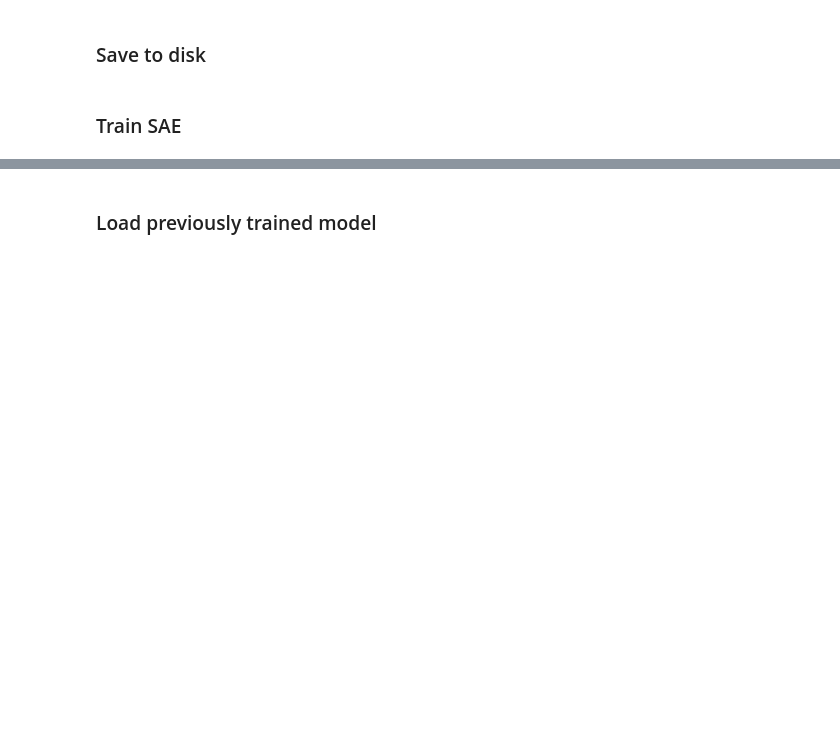
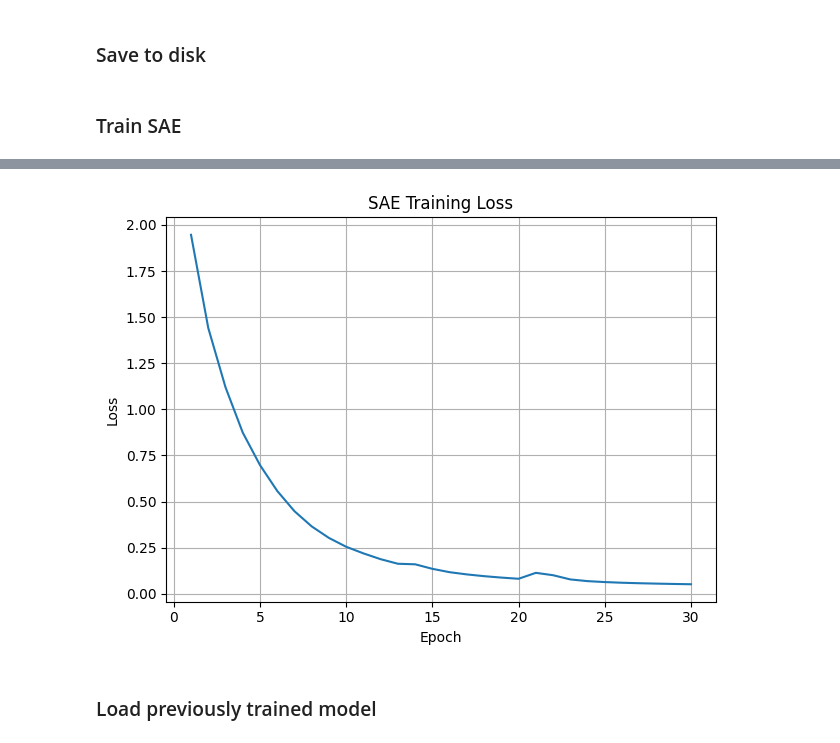
Before and after one commit to tsai-henry/roboterp, a Jupyter notebook: safaa_visualizer.ipynb, the cells around one changed output, grey strips where cells are left out. Drawn from its saved outputs; the diff is of its cells as text; code cells hidden in the pictures; blank space fills up the shorter version.

```diff
--- a/safaa_visualizer.ipynb
+++ b/safaa_visualizer.ipynb
@@ -213,28 +196,27 @@ torch.save(image_to_token_counts, "image_to_token_counts.pt")
 # %% [markdown]
 ### Train SAE
 # %%
+# === Hyperparameters ===
+hidden_multiplier = 8
+learning_rate = 2e-4
+sparsity_weight = 3e-2
+n_epochs = 30
+batch_size = 512
+
 # === Initialize Weights & Biases ===
 wandb.init(project="sparse-autoencoder", name="SAE-run", config={
-    "hidden_multiplier": 8,
-    "learning_rate": 1e-4,
-    "sparsity_weight": 1e-2,
-    "n_epochs": 50,
-    "batch_size": 512,
+    "hidden_multiplier": hidden_multiplier,
+    "learning_rate": learning_rate,
+    "sparsity_weight": sparsity_weight,
+    "n_epochs": n_epochs,
+    "batch_size": batch_size,
 })
-
-# === Hyperparameters ===
-hidden_multiplier = wandb.config.hidden_multiplier
-learning_rate = wandb.config.learning_rate
-sparsity_weight = wandb.config.sparsity_weight
-n_epochs = wandb.config.n_epochs
-batch_size = wandb.config.batch_size
 
 # === Prepare SAE ===
 d_in = all_activations.shape[-1]
 d_hidden = hidden_multiplier * d_in
 
-sae = SparseAutoencoder(d_in=d_in, d_hidden=d_hidden).to("cuda:0")
-sae = nn.DataParallel(sae)  # Now wrap for multi-GPU
+sae = SparseAutoencoder(d_in=d_in, d_hidden=d_hidden).to(device)
 optimizer = torch.optim.AdamW(sae.parameters(), lr=learning_rate)
 loss_fn = nn.MSELoss()
 
@@ -265,7 +236,7 @@ epoch_losses = []
 for epoch in range(n_epochs):
     epoch_loss = 0.0
     for batch, in train_loader:
-        batch = batch.to("cuda:0", non_blocking=True)
+        batch = batch.to(device, non_blocking=True)
         recon, z = sae(batch)
 
         loss = loss_fn(recon, batch) + sparsity_weight * torch.mean(torch.abs(z))
@@ -317,3 +294,4 @@ Epoch 10: Loss 0.464106
+[figure, added]
 # %% [markdown]
 ### Load previously trained model
 # %%
```
Also changed, not shown: parts of 13 cells of this notebook.
